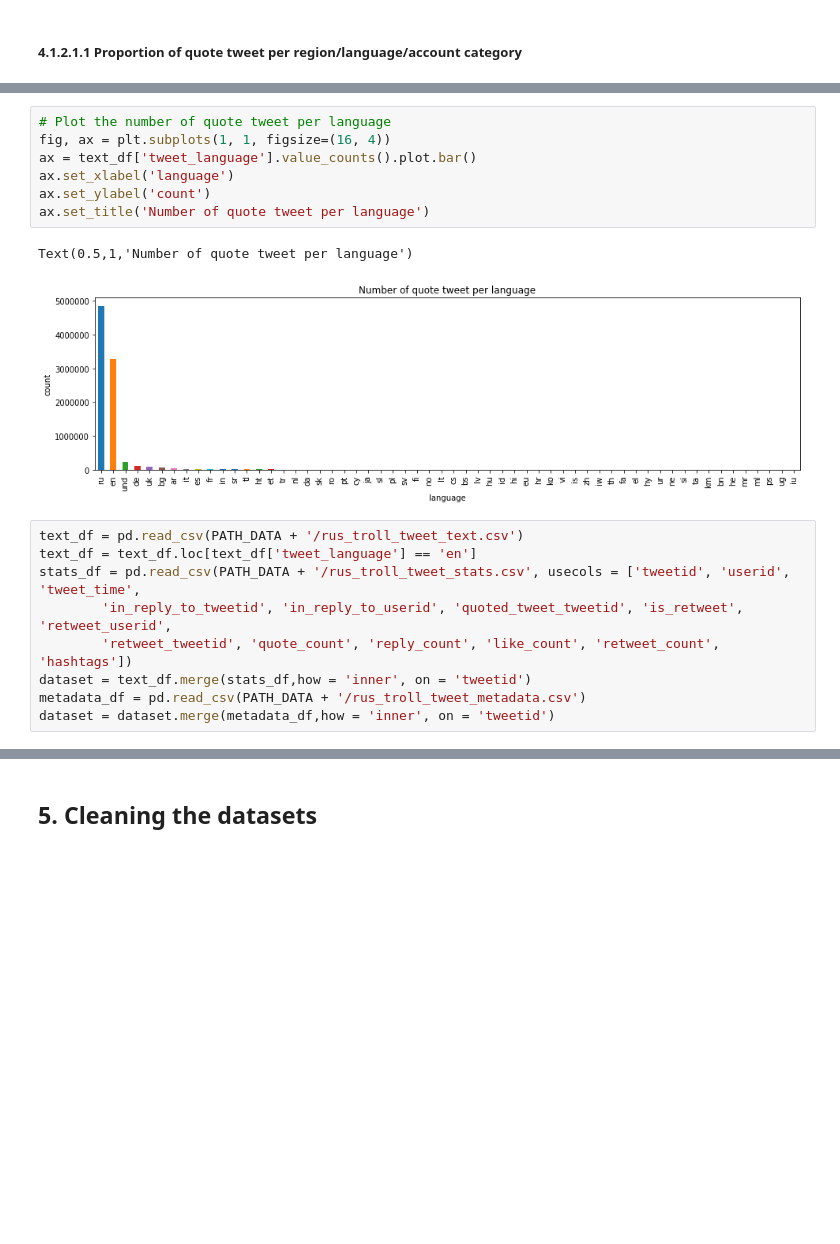
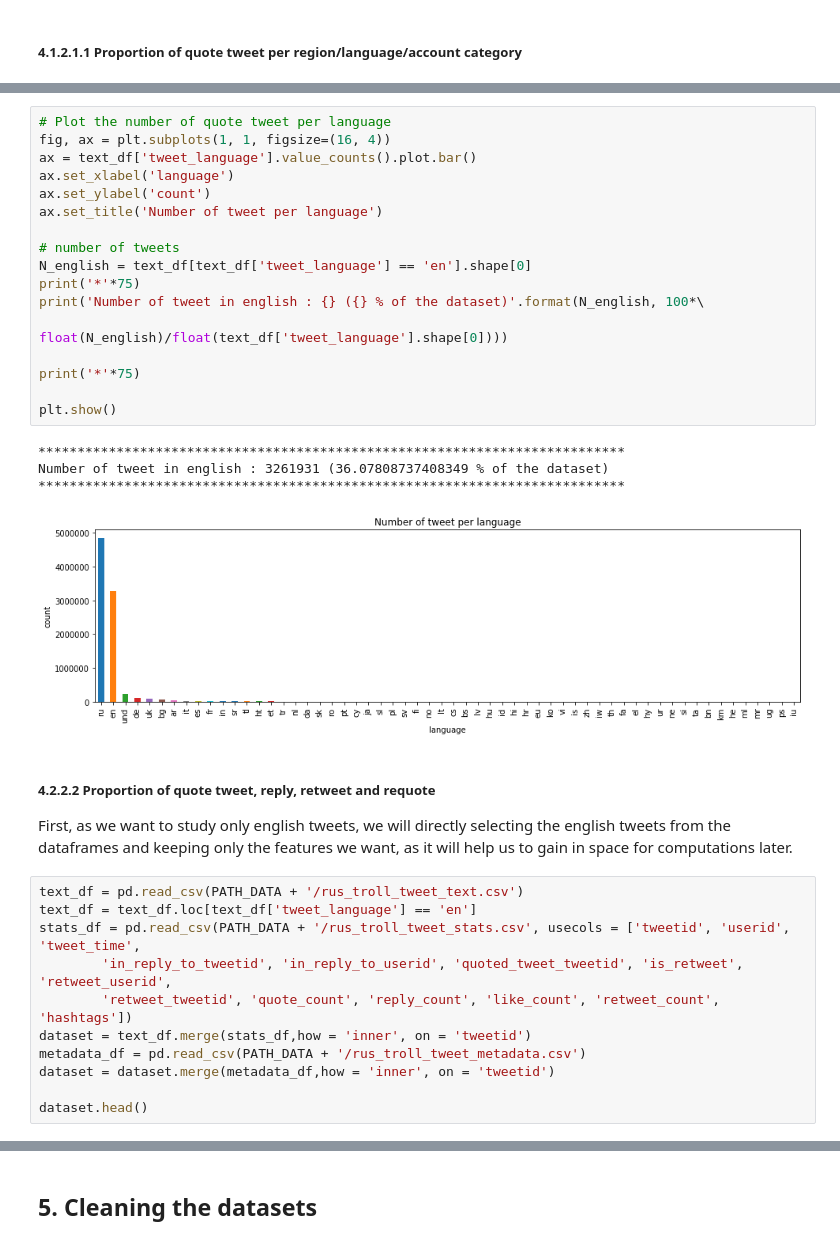
Before and after one commit to journeadrien/Project, a Jupyter notebook: python_code/project.ipynb, the cells around one changed output, grey strips where cells are left out. Cells and saved outputs as stored; diff of their text form; blank space fills up the shorter version.

```diff
--- a/python_code/project.ipynb
+++ b/python_code/project.ipynb
@@ -323,13 +419,28 @@ The number of tweets are for metadata: 9041308, stats: 9041308, text: 9041308
 # %%
 # Plot the number of quote tweet per language
 fig, ax = plt.subplots(1, 1, figsize=(16, 4))
 ax = text_df['tweet_language'].value_counts().plot.bar()
 ax.set_xlabel('language')
 ax.set_ylabel('count')
-ax.set_title('Number of quote tweet per language')
+ax.set_title('Number of tweet per language')
+
+# number of tweets
+N_english = text_df[text_df['tweet_language'] == 'en'].shape[0]
+print('*'*75)
+print('Number of tweet in english : {} ({} % of the dataset)'.format(N_english, 100*\
+                                                     float(N_english)/float(text_df['tweet_language'].shape[0])))
+
+print('*'*75)
+
+plt.show()
 # %% [output]
-Text(0.5,1,'Number of quote tweet per language')
+***************************************************************************
+Number of tweet in english : 3261931 (36.07808737408349 % of the dataset)
+***************************************************************************
-[figure, old version]
+[figure, new version]
+# %% [markdown]
+##### 4.2.2.2 Proportion of quote tweet, reply, retweet and requote
+First, as we want to study only english tweets, we will directly selecting the english tweets from the dataframes and keeping only the features we want, as it will help us to gain in space for computations later.
 # %%
 text_df = pd.read_csv(PATH_DATA + '/rus_troll_tweet_text.csv')
 text_df = text_df.loc[text_df['tweet_language'] == 'en']
@@ -339,3 +450,5 @@ stats_df = pd.read_csv(PATH_DATA + '/rus_troll_tweet_stats.csv', usecols = ['twe
 dataset = text_df.merge(stats_df,how = 'inner', on = 'tweetid')
 metadata_df = pd.read_csv(PATH_DATA + '/rus_troll_tweet_metadata.csv')
 dataset = dataset.merge(metadata_df,how = 'inner', on = 'tweetid')
+
+dataset.head()
```
Also changed, not shown: parts of 40 cells of this notebook.
